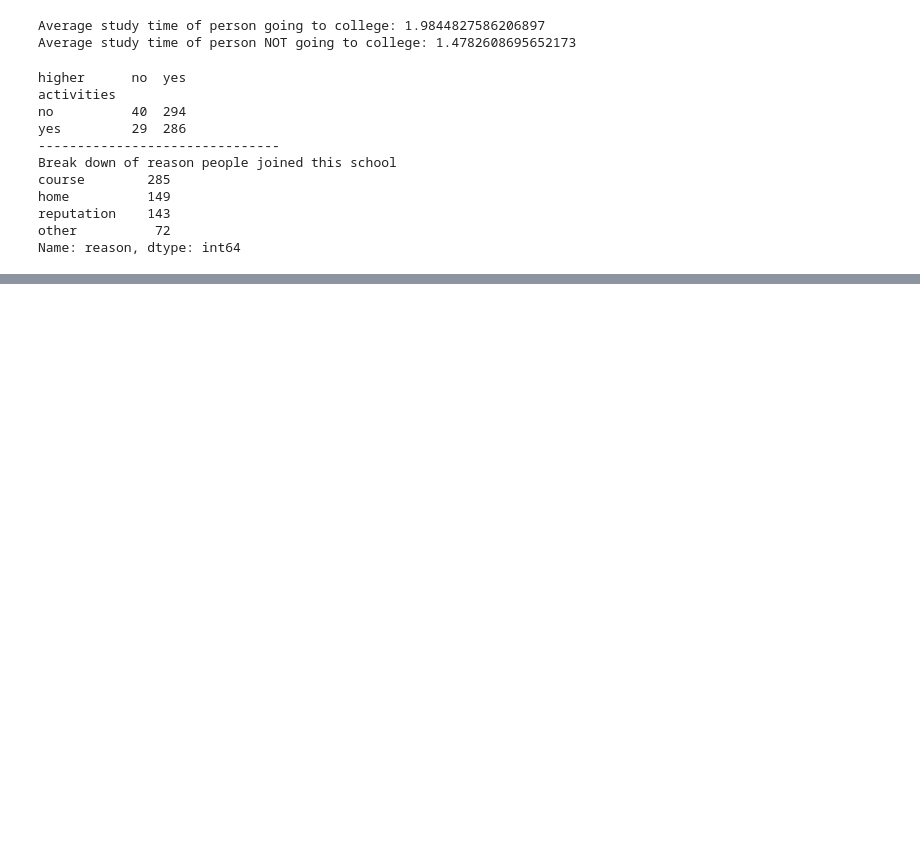
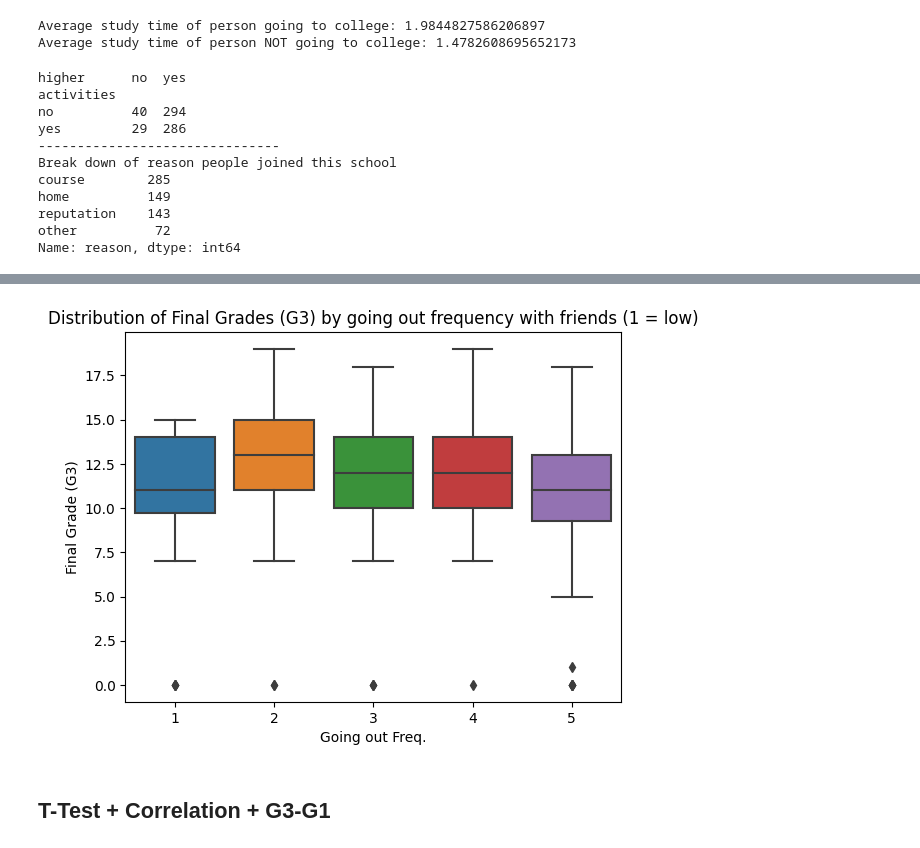
Before and after one commit to arjun37602/CCNLab, a Jupyter notebook: school.ipynb, the cells around one changed output, grey strips where cells are left out. Saved outputs shown, nothing was run; the diff lists cells and outputs as text; code cells hidden in the pictures; blank space fills up the shorter version.

```diff
--- a/school.ipynb
+++ b/school.ipynb
@@ -212,0 +229,10 @@ Name: reason, dtype: int64
+# %%
+sns.boxplot(x='goout', y='G3', data=df)
+plt.title('Distribution of Final Grades (G3) by going out frequency with friends (1 = low)')
+plt.xlabel('Going out Freq.')
+plt.ylabel('Final Grade (G3)')
+plt.show()
+# %% [output]
+[figure, added]
+# %% [markdown]
+## T-Test + Correlation + G3-G1
```
Also changed, not shown: parts of 18 cells of this notebook, 3 other files.
